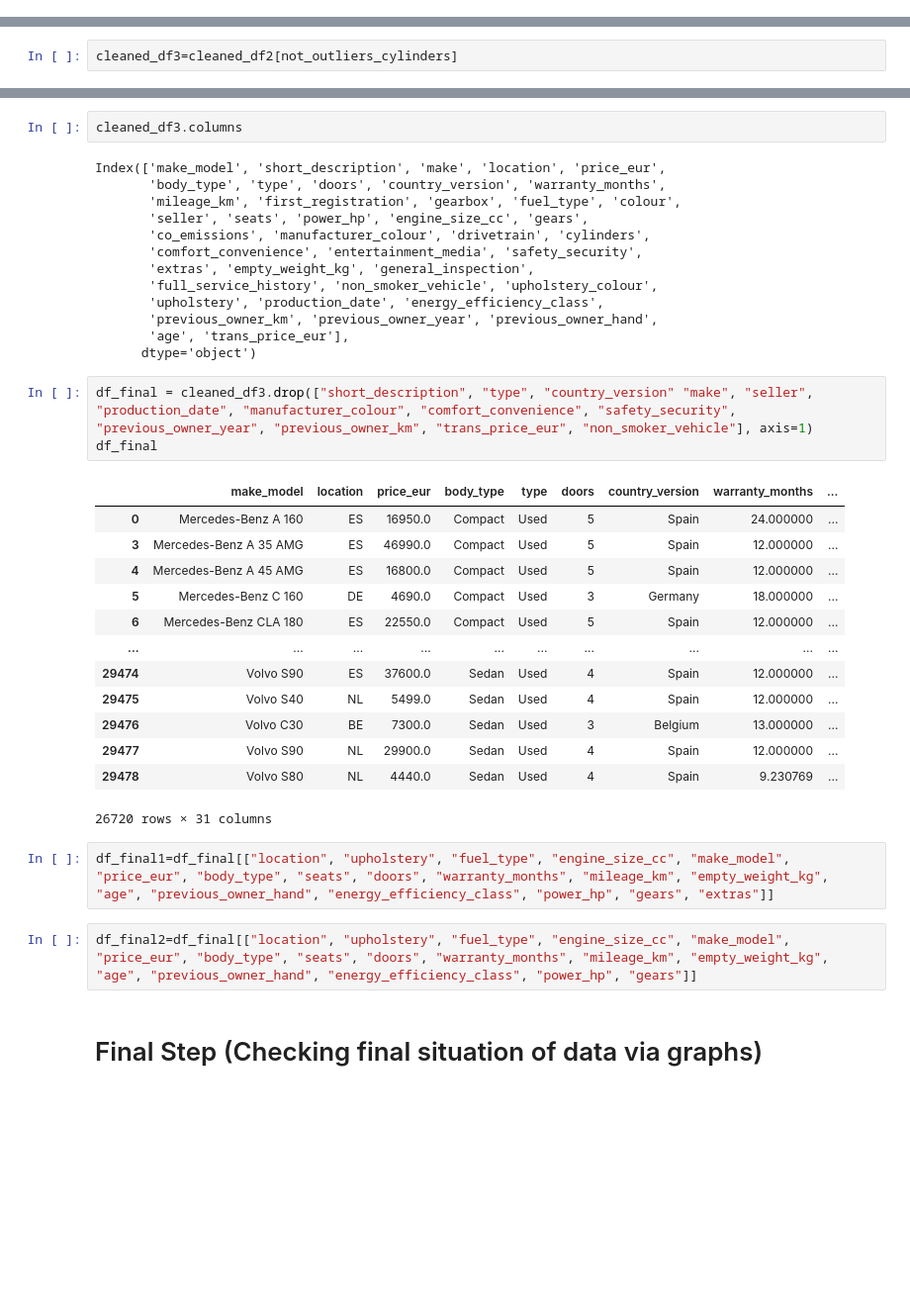
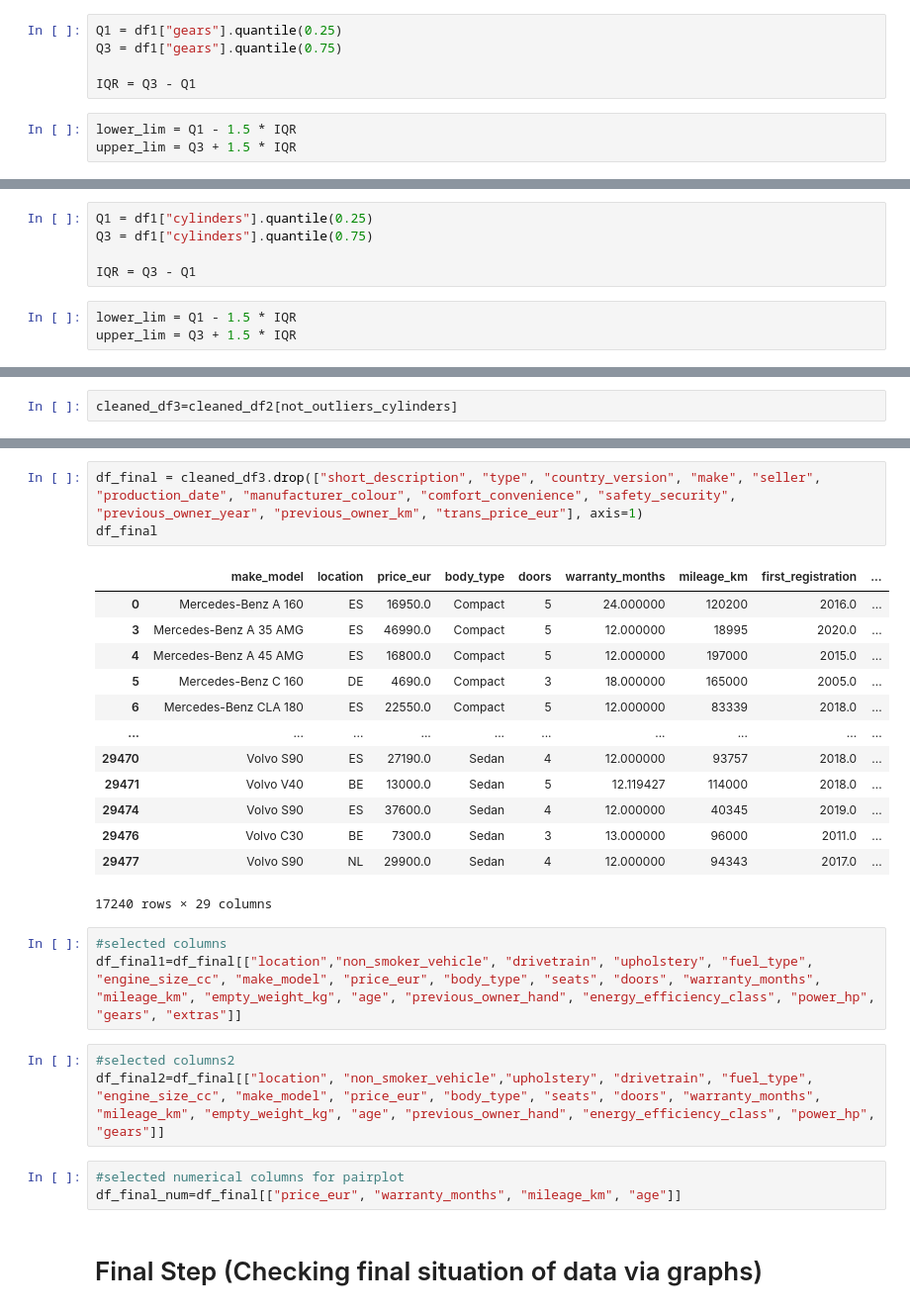
Before and after one commit to guluzar-gb/eda_1, a Jupyter notebook: DA_DVwPy_EDA_Project_(AutoScout)_GGB.ipynb, the cells around one changed output, grey strips where cells are left out. Shown at 99% size. Saved outputs shown, nothing was run; the diff lists cells and outputs as text; blank space fills up the shorter version.

```diff
--- a/DA_DVwPy_EDA_Project_(AutoScout)_GGB.ipynb
+++ b/DA_DVwPy_EDA_Project_(AutoScout)_GGB.ipynb
@@ -2052,3 +2051,11 @@ sns.boxplot(x=engine_size_win);
+# %%
+Q1 = df1["gears"].quantile(0.25)
+Q3 = df1["gears"].quantile(0.75)
+
+IQR = Q3 - Q1
+# %%
+lower_lim = Q1 - 1.5 * IQR
+upper_lim = Q3 + 1.5 * IQR
 # %%
 (cleaned_df1.gears < lower_lim).value_counts()
 # %% [output]
@@ -2096,0 +2096,8 @@ Name: cylinders, dtype: int64
+# %%
+Q1 = df1["cylinders"].quantile(0.25)
+Q3 = df1["cylinders"].quantile(0.75)
+
+IQR = Q3 - Q1
+# %%
+lower_lim = Q1 - 1.5 * IQR
+upper_lim = Q3 + 1.5 * IQR
@@ -2122,38 +2147,28 @@ sns.boxplot(x = cleaned_df3['gears']);
-# %%
-cleaned_df3.columns
-# %% [output]
-Index(['make_model', 'short_description', 'make', 'location', 'price_eur',
-       'body_type', 'type', 'doors', 'country_version', 'warranty_months',
-       'mileage_km', 'first_registration', 'gearbox', 'fuel_type', 'colour',
-       'seller', 'seats', 'power_hp', 'engine_size_cc', 'gears',
-       'co_emissions', 'manufacturer_colour', 'drivetrain', 'cylinders',
-       'comfort_convenience', 'entertainment_media', 'safety_security',
-       'extras', 'empty_weight_kg', 'general_inspection',
-       'full_service_history', 'non_smoker_vehicle', 'upholstery_colour',
-       'upholstery', 'production_date', 'energy_efficiency_class',
-       'previous_owner_km', 'previous_owner_year', 'previous_owner_hand',
-       'age', 'trans_price_eur'],
-      dtype='object')
 # %%
-df_final = cleaned_df3.drop(["short_description", "type", "country_version" "make", "seller", "production_date", "manufacturer_colour", "comfort_convenience", "safety_security", "previous_owner_year", "previous_owner_km", "trans_price_eur", "non_smoker_vehicle"], axis=1)
+df_final = cleaned_df3.drop(["short_description", "type", "country_version", "make", "seller", "production_date", "manufacturer_colour", "comfort_convenience", "safety_security", "previous_owner_year", "previous_owner_km", "trans_price_eur"], axis=1)
 df_final
 # %% [output]
-|  | make_model | location | price_eur | body_type | type | doors | country_version | warranty_months | ... |
-| 0 | Mercedes-Benz A 160 | ES | 16950.0 | Compact | Used | 5 | Spain | 24.000000 | ... |
-| 3 | Mercedes-Benz A 35 AMG | ES | 46990.0 | Compact | Used | 5 | Spain | 12.000000 | ... |
-| 4 | Mercedes-Benz A 45 AMG | ES | 16800.0 | Compact | Used | 5 | Spain | 12.000000 | ... |
-| 5 | Mercedes-Benz C 160 | DE | 4690.0 | Compact | Used | 3 | Germany | 18.000000 | ... |
-| 6 | Mercedes-Benz CLA 180 | ES | 22550.0 | Compact | Used | 5 | Spain | 12.000000 | ... |
+|  | make_model | location | price_eur | body_type | doors | warranty_months | mileage_km | first_registration | ... |
+| 0 | Mercedes-Benz A 160 | ES | 16950.0 | Compact | 5 | 24.000000 | 120200 | 2016.0 | ... |
+| 3 | Mercedes-Benz A 35 AMG | ES | 46990.0 | Compact | 5 | 12.000000 | 18995 | 2020.0 | ... |
+| 4 | Mercedes-Benz A 45 AMG | ES | 16800.0 | Compact | 5 | 12.000000 | 197000 | 2015.0 | ... |
+| 5 | Mercedes-Benz C 160 | DE | 4690.0 | Compact | 3 | 18.000000 | 165000 | 2005.0 | ... |
+| 6 | Mercedes-Benz CLA 180 | ES | 22550.0 | Compact | 5 | 12.000000 | 83339 | 2018.0 | ... |
 | ... | ... | ... | ... | ... | ... | ... | ... | ... | ... |
-| 29474 | Volvo S90 | ES | 37600.0 | Sedan | Used | 4 | Spain | 12.000000 | ... |
-| 29475 | Volvo S40 | NL | 5499.0 | Sedan | Used | 4 | Spain | 12.000000 | ... |
-| 29476 | Volvo C30 | BE | 7300.0 | Sedan | Used | 3 | Belgium | 13.000000 | ... |
-| 29477 | Volvo S90 | NL | 29900.0 | Sedan | Used | 4 | Spain | 12.000000 | ... |
-| 29478 | Volvo S80 | NL | 4440.0 | Sedan | Used | 4 | Spain | 9.230769 | ... |
+| 29470 | Volvo S90 | ES | 27190.0 | Sedan | 4 | 12.000000 | 93757 | 2018.0 | ... |
+| 29471 | Volvo V40 | BE | 13000.0 | Sedan | 5 | 12.119427 | 114000 | 2018.0 | ... |
+| 29474 | Volvo S90 | ES | 37600.0 | Sedan | 4 | 12.000000 | 40345 | 2019.0 | ... |
+| 29476 | Volvo C30 | BE | 7300.0 | Sedan | 3 | 13.000000 | 96000 | 2011.0 | ... |
+| 29477 | Volvo S90 | NL | 29900.0 | Sedan | 4 | 12.000000 | 94343 | 2017.0 | ... |
-26720 rows × 31 columns
+17240 rows × 29 columns
 # %%
-df_final1=df_final[["location", "upholstery", "fuel_type", "engine_size_cc", "make_model", "price_eur", "body_type", "seats", "doors", "warranty_months", "mileage_km", "empty_weight_kg", "age", "previous_owner_hand", "energy_efficiency_class", "power_hp", "gears", "extras"]]
+#selected columns
+df_final1=df_final[["location","non_smoker_vehicle", "drivetrain", "upholstery", "fuel_type", "engine_size_cc", "make_model", "price_eur", "body_type", "seats", "doors", "warranty_months", "mileage_km", "empty_weight_kg", "age", "previous_owner_hand", "energy_efficiency_class", "power_hp", "gears", "extras"]]
 # %%
-df_final2=df_final[["location", "upholstery", "fuel_type", "engine_size_cc", "make_model", "price_eur", "body_type", "seats", "doors", "warranty_months", "mileage_km", "empty_weight_kg", "age", "previous_owner_hand", "energy_efficiency_class", "power_hp", "gears"]]
+#selected columns2
+df_final2=df_final[["location", "non_smoker_vehicle","upholstery", "drivetrain", "fuel_type", "engine_size_cc", "make_model", "price_eur", "body_type", "seats", "doors", "warranty_months", "mileage_km", "empty_weight_kg", "age", "previous_owner_hand", "energy_efficiency_class", "power_hp", "gears"]]
+# %%
+#selected numerical columns for pairplot
+df_final_num=df_final[["price_eur", "warranty_months", "mileage_km", "age"]]
 # %% [markdown]
 # Final Step (Checking final situation of data via graphs)
```
Also changed, not shown: parts of 50 cells of this notebook.
